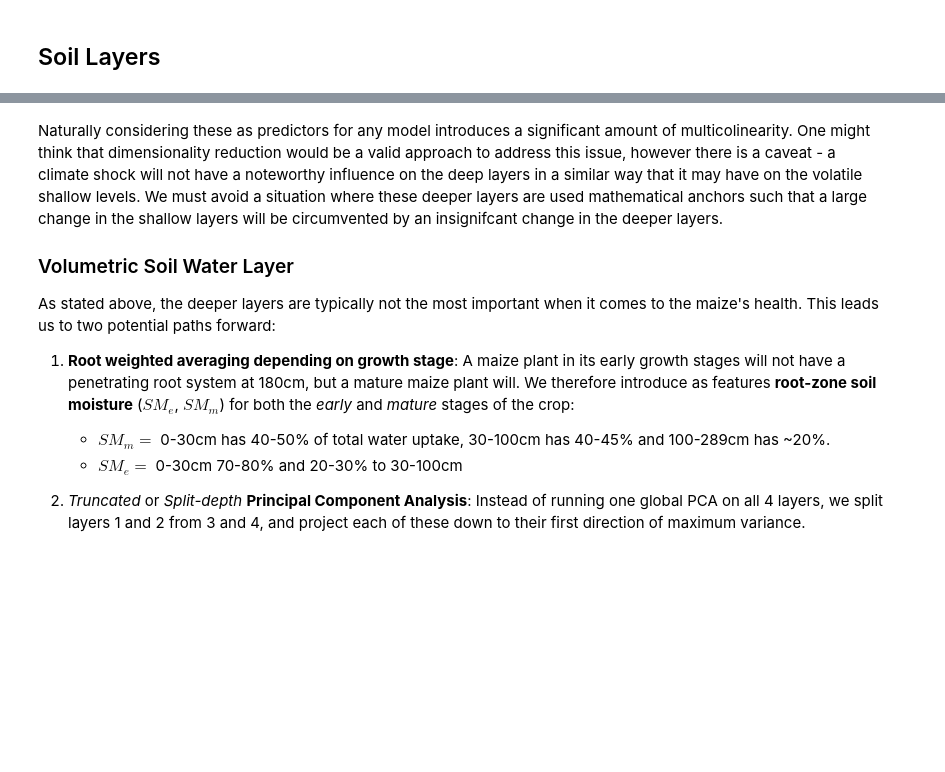
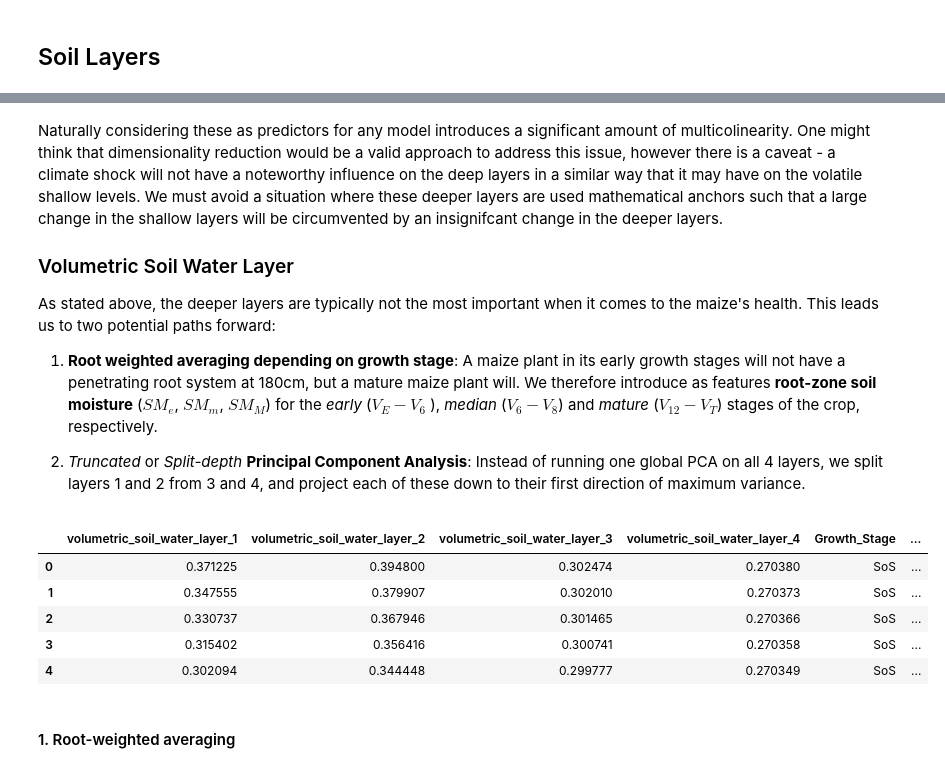
Before and after one commit to asembreek/fieldlens, a Jupyter notebook: notebooks/EDA and Dimensionality Reduction.ipynb, the cells around one changed output, grey strips where cells are left out. Drawn from its saved outputs; the diff is of its cells as text; code cells hidden in the pictures; blank space fills up the shorter version.

```diff
--- a/notebooks/EDA and Dimensionality Reduction.ipynb
+++ b/notebooks/EDA and Dimensionality Reduction.ipynb
@@ -513,6 +514,8 @@ def plot_growth(year):
 interact(plot_growth, year=(2019, 2024, 1));
 # %% [output]
 interactive(children=(IntSlider(value=2021, description='year', max=2024, min=2019), Output()), _dom_classes=(…
+# %%
+engineered_df = gdd_df.copy()
 # %% [markdown]
 ---
 # %% [markdown]
@@ -552,8 +549,23 @@ Naturally considering these as predictors for any model introduces a significant
 
 As stated above, the deeper layers are typically not the most important when it comes to the maize's health. This leads us to two potential paths forward:
 
-1. **Root weighted averaging depending on growth stage**: A maize plant in its early growth stages will not have a penetrating root system at 180cm, but a mature maize plant will. We therefore introduce as features **root-zone soil moisture** ($SM_{e}$, $SM_{m}$) for both the *early* and *mature* stages of the crop:
-    - $SM_{m} = $ 0-30cm has 40-50% of total water uptake, 30-100cm has 40-45% and 100-289cm has ~20%.
-    - $SM_{e} = $ 0-30cm 70-80% and 20-30% to 30-100cm
+1. **Root weighted averaging depending on growth stage**: A maize plant in its early growth stages will not have a penetrating root system at 180cm, but a mature maize plant will. We therefore introduce as features **root-zone soil moisture** ($SM_{e}$, $SM_m$, $SM_{M}$) for the *early* ($V_E-V_6$ ), *median* ($V_6-V_8$) and *mature* ($V_{12}-V_T$) stages of the crop, respectively.
+
 
 3. _Truncated_ or _Split-depth_ **Principal Component Analysis**: Instead of running one global PCA on all 4 layers, we split layers 1 and 2 from 3 and 4, and project each of these down to their first direction of maximum variance.
+# %%
+prefix = "volumetric_soil_water_layer"
+layers = range(1, 5)
+vw_df = engineered_df[[f"{prefix}_{l}" for l in layers]].copy()
+vw_df[["Growth_Stage", "shifted_doy", "Timestamp"]] = engineered_df[["Growth_Stage", "shifted_doy", "Timestamp"]].copy()
+vw_df["Growth_Stage"] = engineered_df["Growth_Stage"].copy()
+vw_df.head()
+# %% [output]
+|  | volumetric_soil_water_layer_1 | volumetric_soil_water_layer_2 | volumetric_soil_water_layer_3 | volumetric_soil_water_layer_4 | Growth_Stage | ... |
+| 0 | 0.371225 | 0.394800 | 0.302474 | 0.270380 | SoS | ... |
+| 1 | 0.347555 | 0.379907 | 0.302010 | 0.270373 | SoS | ... |
+| 2 | 0.330737 | 0.367946 | 0.301465 | 0.270366 | SoS | ... |
+| 3 | 0.315402 | 0.356416 | 0.300741 | 0.270358 | SoS | ... |
+| 4 | 0.302094 | 0.344448 | 0.299777 | 0.270349 | SoS | ... |
+# %% [markdown]
+#### 1. Root-weighted averaging
```
Also changed, not shown: parts of 14 cells of this notebook.
